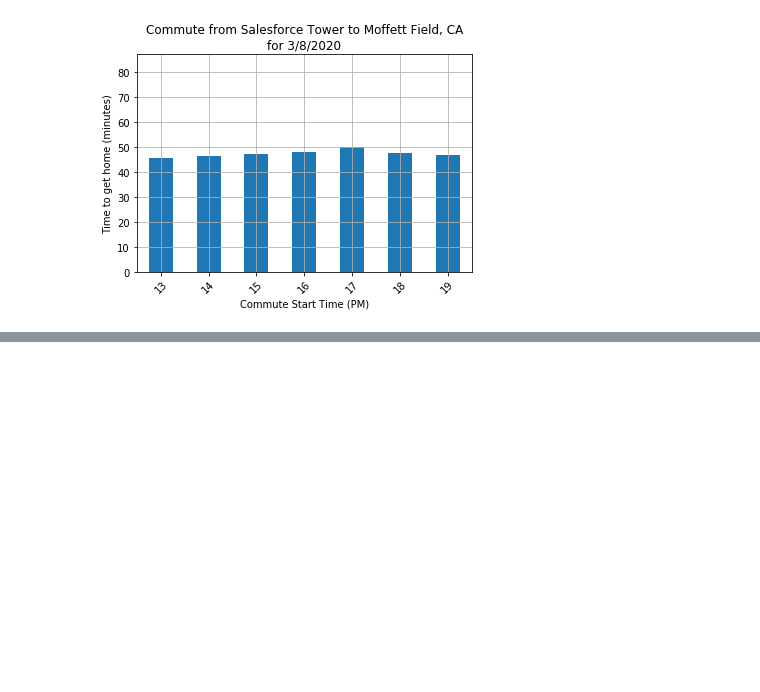
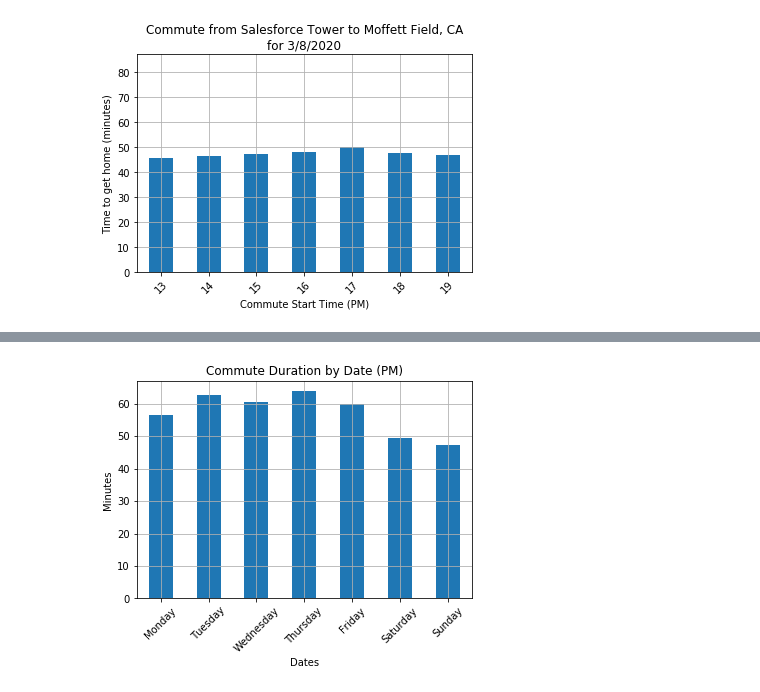
Before and after one commit to magcox5/CommuteChaos, a Jupyter notebook: Commute_Charts.ipynb, the cells around one changed output, grey strips where cells are left out. Drawn from its saved outputs; the diff is of its cells as text; code cells hidden in the pictures; blank space fills up the shorter version.

```diff
--- a/Commute_Charts.ipynb
+++ b/Commute_Charts.ipynb
@@ -88,0 +219,26 @@ for day in dates_list:
+# %%
+# Plot to show average commute time to home by Day
+
+#Split up our data into groups based upon 'date'
+home_group = commute_to_home_df.groupby('Commute Date')
+
+# Find out how long each day took
+home_trips = home_group['Commute Time'].mean()
+
+# Drop the 'stoptime' row that is contained within our group
+#gender_trips = gender_trips.drop(gender_trips.index[3])
+
+# Chart our data, give it a title, and label the axes
+home_chart = home_trips.plot(kind="bar", title="Commute Duration by Date (PM)", rot = 45)
+home_chart.set_xlabel("Dates")
+home_chart.set_ylabel("Minutes")
+home_chart.grid(b=True)
+home_chart.set_xticklabels(days_of_week)
+
+#Save the figure
+plt.savefig("Commute duration by Date (PM).png")
+
+# Create a bar chart based upon the above data
+plt.show()
+# %% [output]
+[figure, added]
```
Also changed, not shown: parts of 7 cells of this notebook, 4 other files.
